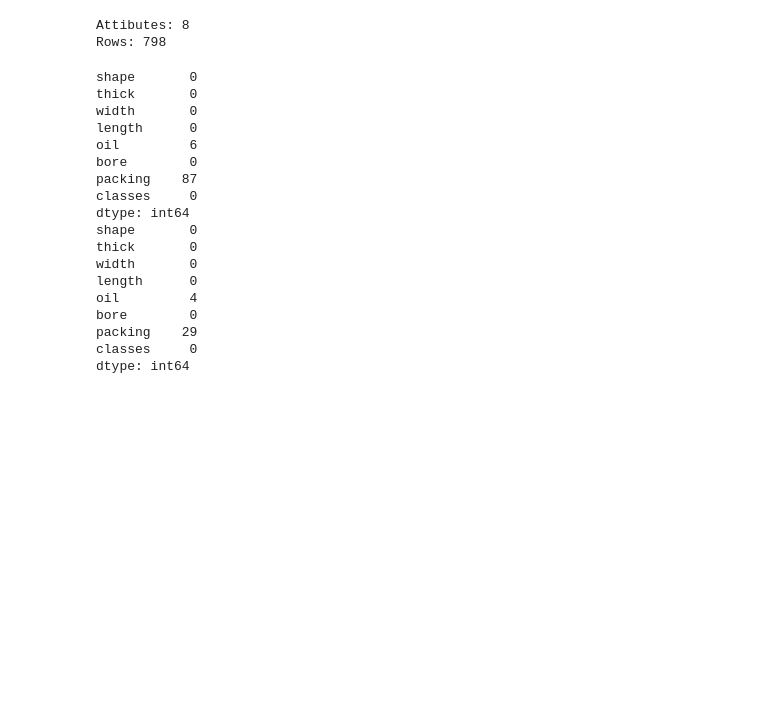
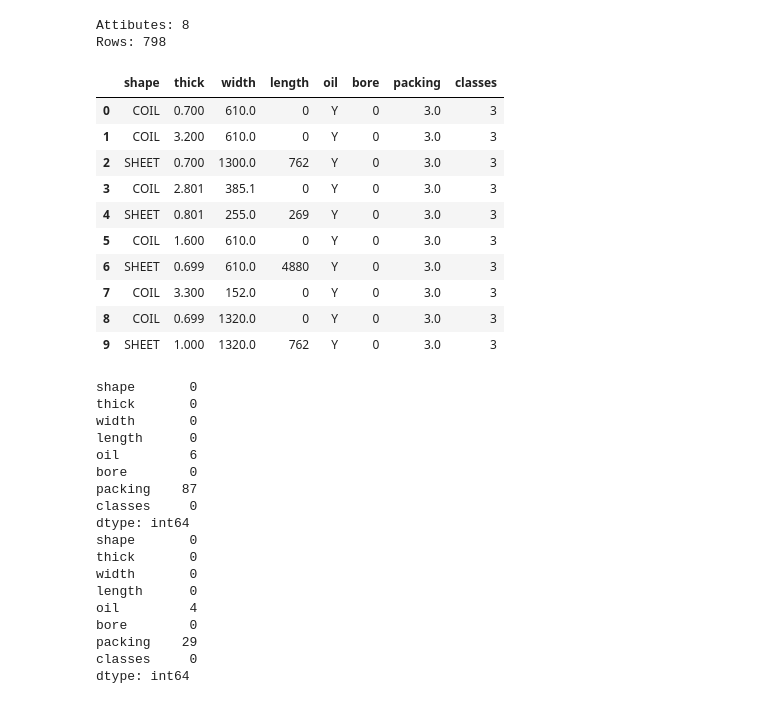
Before and after one commit to dilawer11/CS432-Intro-To-Data-Mining, a Jupyter notebook: A1/20100177_dilawer_ahmed.ipynb, the cells around one changed output. Drawn from its saved outputs; the diff is of its cells as text; code cells hidden in the pictures; blank space fills up the shorter version.

```diff
--- a/A1/20100177_dilawer_ahmed.ipynb
+++ b/A1/20100177_dilawer_ahmed.ipynb
@@ -87,6 +87,19 @@ Rows: 798
 # %%
 # Write code to perform backward fill for all columns. Show first 10 rows.
 train_data = train_data.fillna(method="bfill", axis=0)
+train_data.head(10)
+# %% [output]
+|  | shape | thick | width | length | oil | bore | packing | classes |
+| 0 | COIL | 0.700 | 610.0 | 0 | Y | 0 | 3.0 | 3 |
+| 1 | COIL | 3.200 | 610.0 | 0 | Y | 0 | 3.0 | 3 |
+| 2 | SHEET | 0.700 | 1300.0 | 762 | Y | 0 | 3.0 | 3 |
+| 3 | COIL | 2.801 | 385.1 | 0 | Y | 0 | 3.0 | 3 |
+| 4 | SHEET | 0.801 | 255.0 | 269 | Y | 0 | 3.0 | 3 |
+| 5 | COIL | 1.600 | 610.0 | 0 | Y | 0 | 3.0 | 3 |
+| 6 | SHEET | 0.699 | 610.0 | 4880 | Y | 0 | 3.0 | 3 |
+| 7 | COIL | 3.300 | 152.0 | 0 | Y | 0 | 3.0 | 3 |
+| 8 | COIL | 0.699 | 1320.0 | 0 | Y | 0 | 3.0 | 3 |
+| 9 | SHEET | 1.000 | 1320.0 | 762 | Y | 0 | 3.0 | 3 |
 # %%
 print(train_data_backup.fillna(method="ffill", axis=0).isna().sum())
 print(train_data.isna().sum())
```
Also changed, not shown: parts of 2 cells of this notebook, 4 other files.
